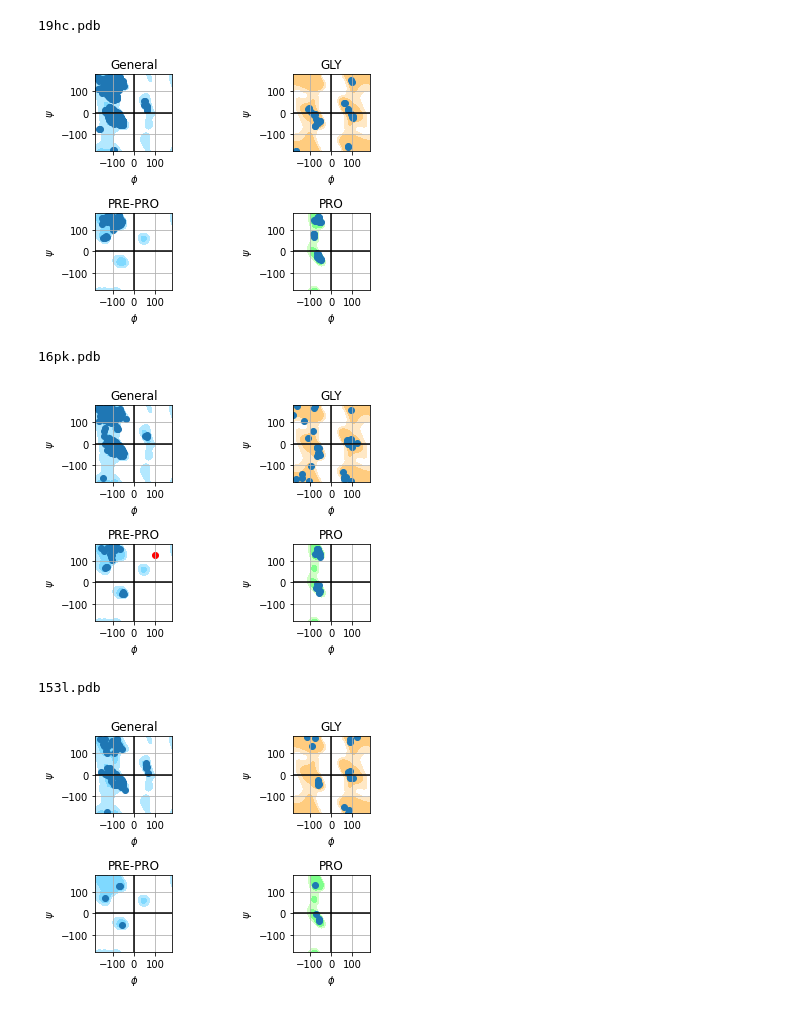
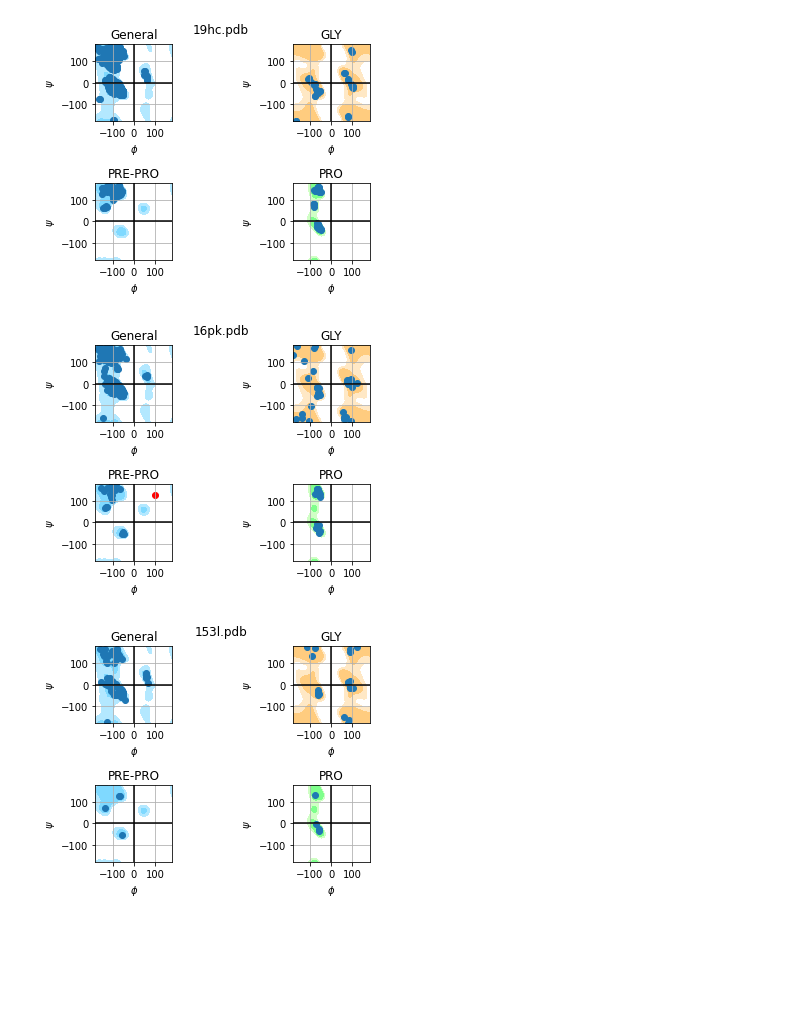
Before and after one commit to Pashtetickus/ramachandranJET, a Jupyter notebook: Ramachandran.ipynb, the cells around one changed output. Drawn from its saved outputs; the diff is of its cells as text; code cells hidden in the pictures; blank space fills up the shorter version.

```diff
--- a/Ramachandran.ipynb
+++ b/Ramachandran.ipynb
@@ -114,7 +114,7 @@ def calc_ramachandran(file_name_list):
     return normals, outliers
 
 
-def plot_ramachandran(normals, outliers):
+def plot_ramachandran(normals, outliers, pdb_name):
     global RAMA_PREF_VALUES
     if RAMA_PREF_VALUES is None:
         RAMA_PREF_VALUES = _cache_RAMA_PREF_VALUES()
@@ -126,39 +126,37 @@ def plot_ramachandran(normals, outliers):
         plt.imshow(RAMA_PREF_VALUES[key], cmap=RAMA_PREFERENCES[key]["cmap"],
                    norm=colors.BoundaryNorm(RAMA_PREFERENCES[key]["bounds"], RAMA_PREFERENCES[key]["cmap"].N),
                    extent=(-180, 180, 180, -180))
         plt.scatter(normals[key]["x"], normals[key]["y"])
         plt.scatter(outliers[key]["x"], outliers[key]["y"], color="red")
         plt.xlim([-180, 180])
         plt.ylim([-180, 180])
         plt.plot([-180, 180], [0, 0], color="black")
         plt.plot([0, 0], [-180, 180], color="black")
         plt.locator_params(axis='x', nbins=7)
         plt.xlabel(r'$\phi$')
         plt.ylabel(r'$\psi$')
         plt.grid()
 
+    plt.suptitle(pdb_name)
     plt.tight_layout()
     plt.show()
 
 pdbfiles = []
 mypdblist = []
 for i in os.walk('/Rama/my_pdbs'):
     pdbfiles.append(i)
 for address, dirs, files in pdbfiles:
     for file in files:
         mypdblist.append(address + '/' + file)
 
 AMOUNT_OF_PDBfiles = 3
 
 for pdb_id in range(AMOUNT_OF_PDBfiles):
     normals, outliers = calc_ramachandran([mypdblist[pdb_id]])
-    _, namepdb = os.path.split(mypdblist[pdb_id])
-    print('\n' + namepdb) # хуже не придумать, но вроде понятно
-    plot_ramachandran(normals, outliers)
+    _, pdb_name = os.path.split(mypdblist[pdb_id])
+    #print('\n' + namepdb) # хуже не придумать, но вроде понятно
+    plot_ramachandran(normals, outliers, pdb_name)
 # %% [output]
-19hc.pdb
-[figure, old version]
+[figure, new version]
-16pk.pdb
-[figure, old version]
+[figure, new version]
-153l.pdb
-[figure, old version]
+[figure, new version]
```
